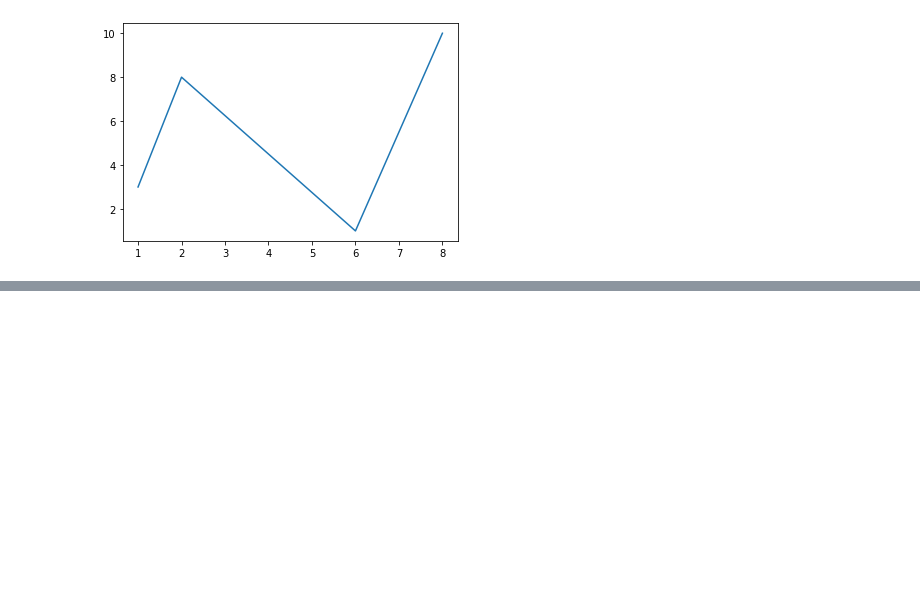
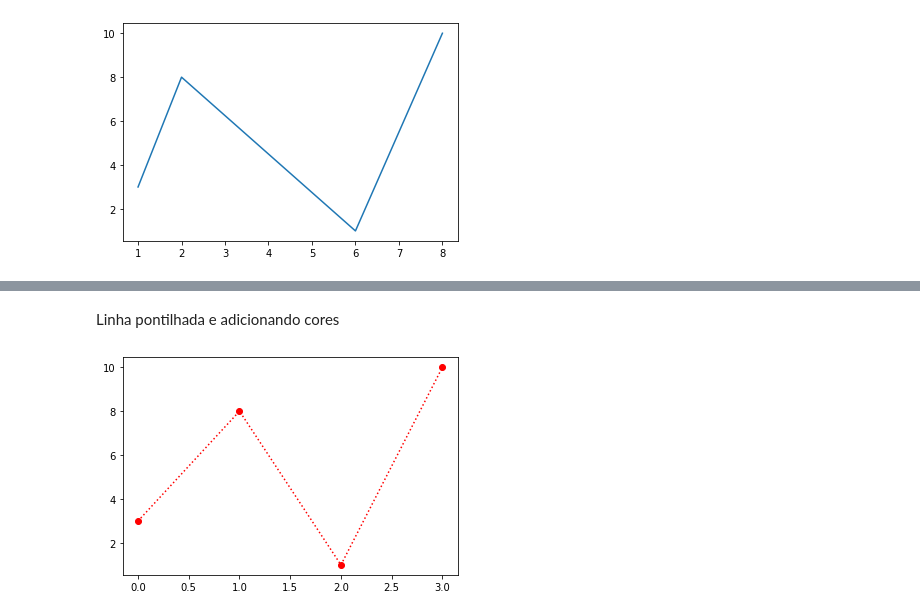
Before and after one commit to batista7557/Gr-ficos-com-Matplotlib, a Jupyter notebook: MatPlot.ipynb, the cells around one changed output, grey strips where cells are left out. Cells and saved outputs as stored; diff of their text form; code cells hidden in the pictures; blank space fills up the shorter version.

```diff
--- a/MatPlot.ipynb
+++ b/MatPlot.ipynb
@@ -47,0 +64,10 @@ plt.show()
+# %% [markdown]
+Linha pontilhada e adicionando cores
+# %%
+#o - Pontos
+#: - Linha pontilhada
+#r - cor vermelha
+plt.plot(ypoints, 'o:r')
+plt.show()
+# %% [output]
+[figure, added]
```
Also changed, not shown: parts of 15 cells of this notebook.
